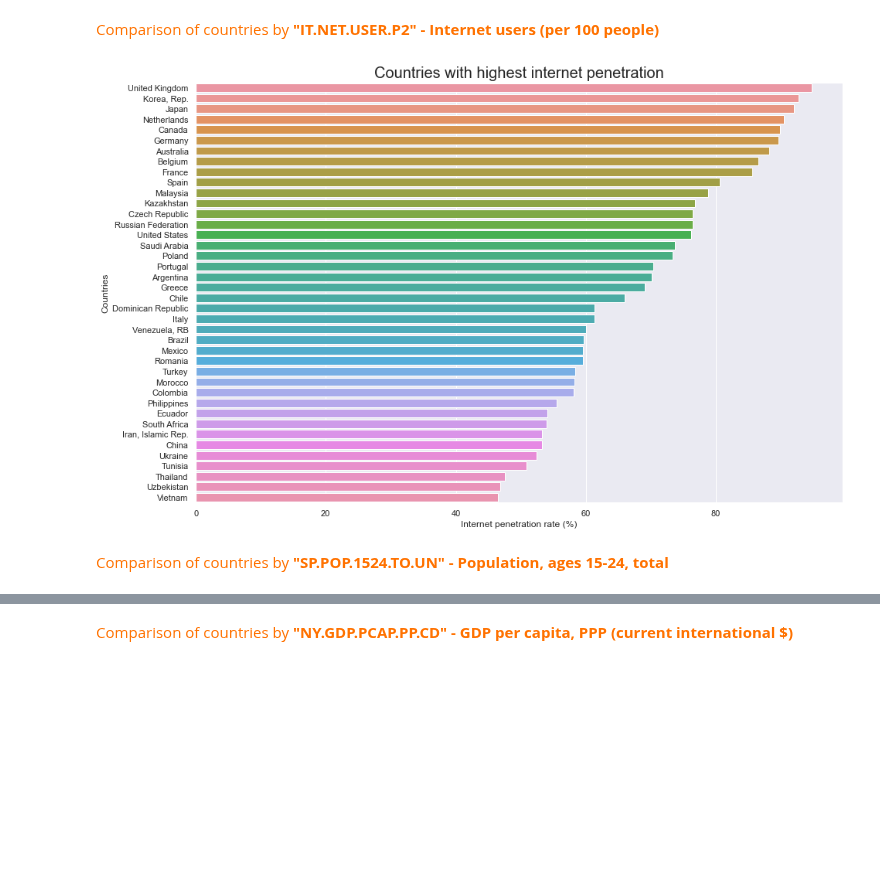
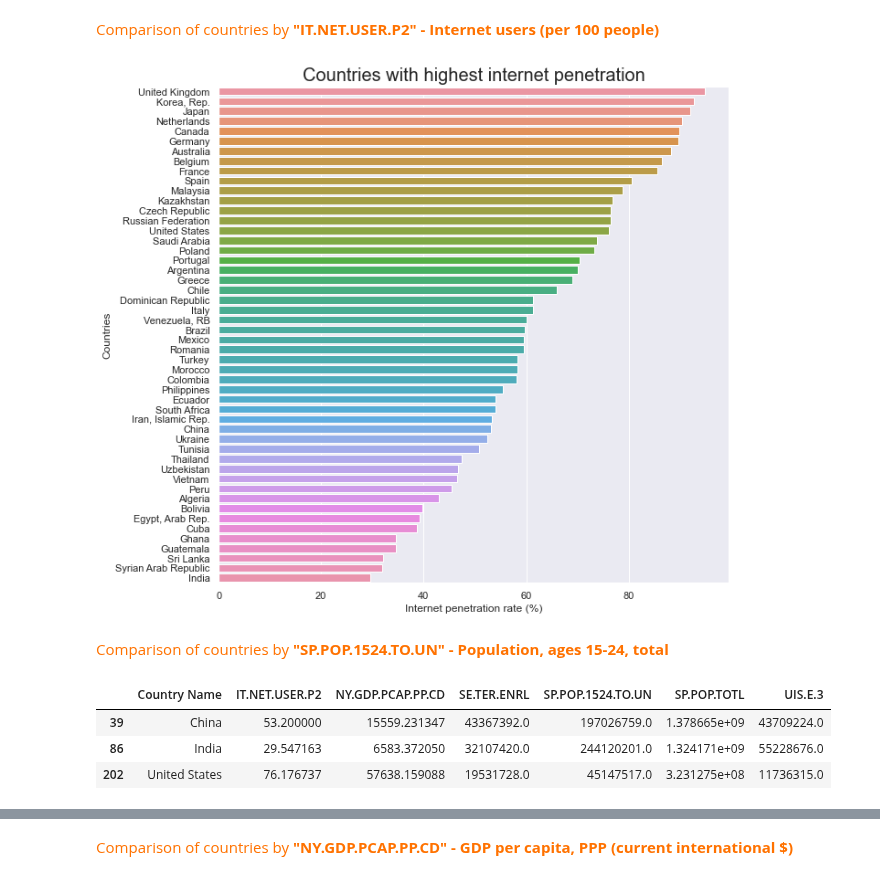
Before and after one commit to samirhinojosa/OC-P2-education-statistics, a Jupyter notebook: notebook.ipynb, the cells around one changed output, grey strips where cells are left out. Cells and saved outputs as stored; diff of their text form; code cells hidden in the pictures; blank space fills up the shorter version.

Commit message:
Adding potential customers by country

```diff
--- a/notebook.ipynb
+++ b/notebook.ipynb
@@ -1072,19 +1073,26 @@ df_countries_to_work.dropna(subset=INDICATORS, thresh=4)
    Comparison of countries by <strong>"IT.NET.USER.P2" - Internet users (per 100 people)</strong>
 </div>
 # %%
-plt.figure(figsize=(15, 10))
+plt.figure(figsize=(10, 10))
 plt.title("Countries with highest internet penetration", size=20)
 plot = sns.barplot(x="IT.NET.USER.P2",
                    y="Country Name",
-                   data=df_countries_to_work[["Country Name", "IT.NET.USER.P2"]].sort_values("IT.NET.USER.P2", ascending=False).head(40)
+                   data=df_countries_to_work[["Country Name", "IT.NET.USER.P2"]].sort_values("IT.NET.USER.P2", ascending=False).head(50)
 )
 plot.set(xlabel="Internet penetration rate (%)", ylabel="Countries")
 plt.rcParams["axes.labelsize"] = 12
 plt.show()
 # %% [output]
-[figure, old version]
+[figure, new version]
 # %% [markdown]
 <div style="color: RGB(255,114,0);">
    Comparison of countries by <strong>"SP.POP.1524.TO.UN" - Population, ages 15-24, total</strong>
 </div>
+# %%
+df_countries_to_work[df_countries_to_work["Country Name"].isin(["United States", "India", "China"])]
+# %% [output]
+|  | Country Name | IT.NET.USER.P2 | NY.GDP.PCAP.PP.CD | SE.TER.ENRL | SP.POP.1524.TO.UN | SP.POP.TOTL | UIS.E.3 |
+| 39 | China | 53.200000 | 15559.231347 | 43367392.0 | 197026759.0 | 1.378665e+09 | 43709224.0 |
+| 86 | India | 29.547163 | 6583.372050 | 32107420.0 | 244120201.0 | 1.324171e+09 | 55228676.0 |
+| 202 | United States | 76.176737 | 57638.159088 | 19531728.0 | 45147517.0 | 3.231275e+08 | 11736315.0 |
 # %%
```
Also changed, not shown: parts of 11 cells of this notebook.
